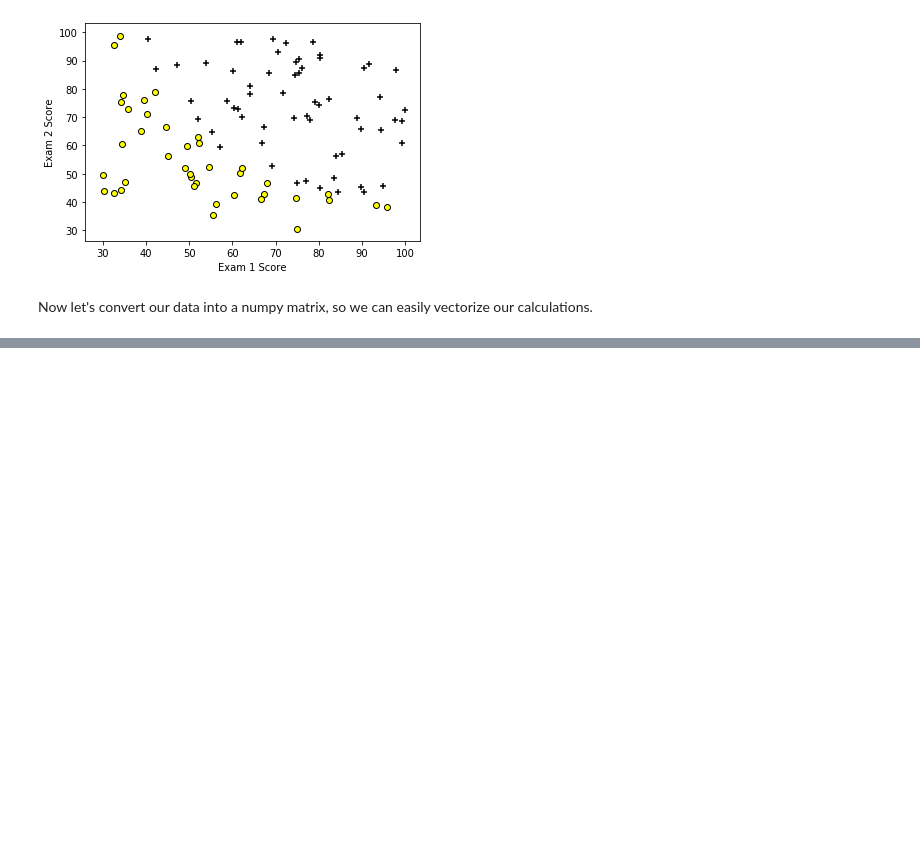
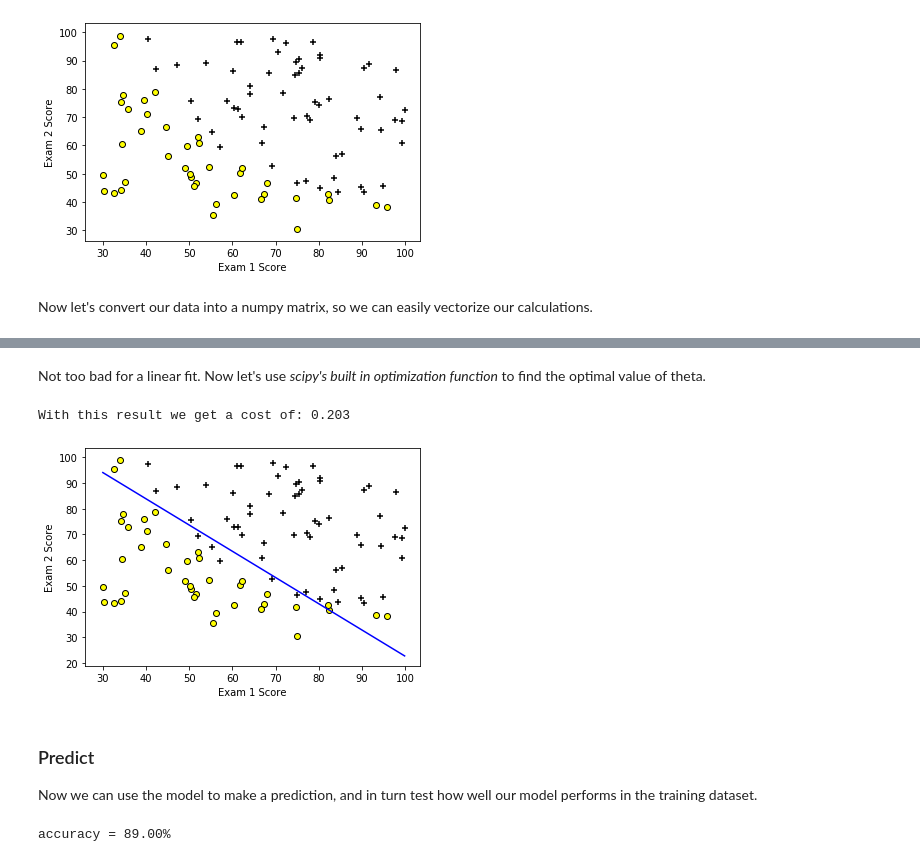
Before and after one commit to m-lyon/MachineLearningLearning, a Jupyter notebook: notebooks/Logistic Regression.ipynb, the cells around one changed output, grey strips where cells are left out. Cells and saved outputs as stored; diff of their text form; code cells hidden in the pictures; blank space fills up the shorter version.

```diff
--- a/notebooks/Logistic Regression.ipynb
+++ b/notebooks/Logistic Regression.ipynb
@@ -106,0 +203,32 @@ def gradientDescent(costFunction, theta, X, Y, n):
+# %% [markdown]
+Not too bad for a linear fit. Now let's use *scipy's built in optimization function* to find the optimal value of theta.
+# %%
+import scipy.optimize as opt
+
+theta = np.zeros(3)
+result = opt.fmin_tnc(func=cost, x0=theta, fprime=gradient, args=(X_h, Y))
+print('With this result we get a cost of: {:.3f}'.format(cost(result[0], X_h, Y)))
+
+plotWithBestFit(df, result[0])
+# %% [output]
+With this result we get a cost of: 0.203
+[figure, added]
+# %% [markdown]
+### Predict
+
+Now we can use the model to make a prediction, and in turn test how well our model performs in the training dataset.
+# %%
+def _prediction(X, theta):
+    prob = sigmoid(X*theta.T)
+    return [1 if x >= 0.5 else 0 for x in prob]
+
+def printAccuracy(X, Y, theta):
+    theta = np.matrix(theta)
+    predictions = _prediction(X, theta)
+    correct = [1 if ((a == 1 and b == 1) or (a == 0 and b == 0)) else 0 for (a, b) in zip(predictions, Y)]
+    accuracy = (sum(correct) / len(Y)) * 100
+    print('accuracy = {:.2f}%'.format(accuracy))
+
+printAccuracy(X_h, Y, result[0])
+# %% [output]
+accuracy = 89.00%
```
Also changed, not shown: parts of 23 cells of this notebook, 1 other file.
